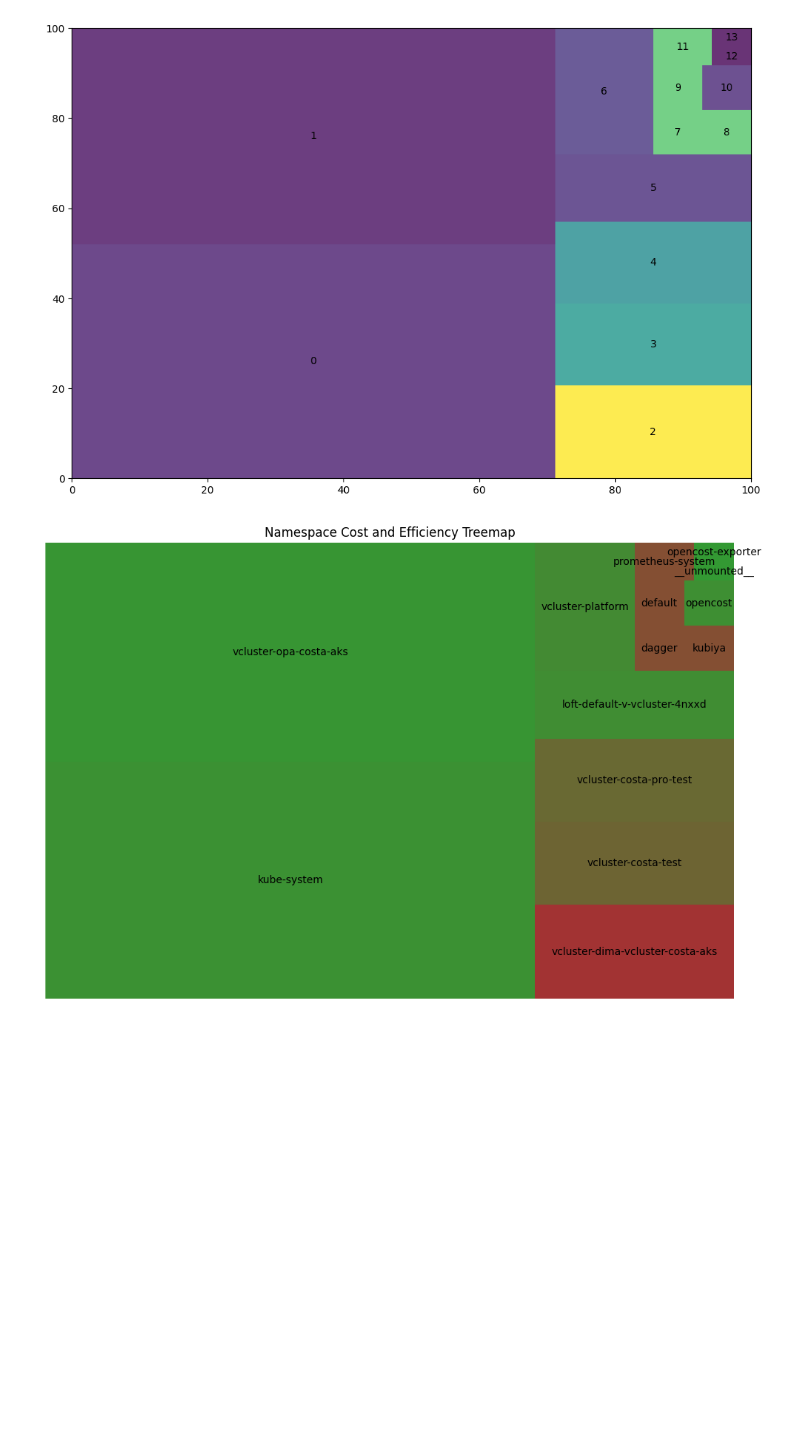
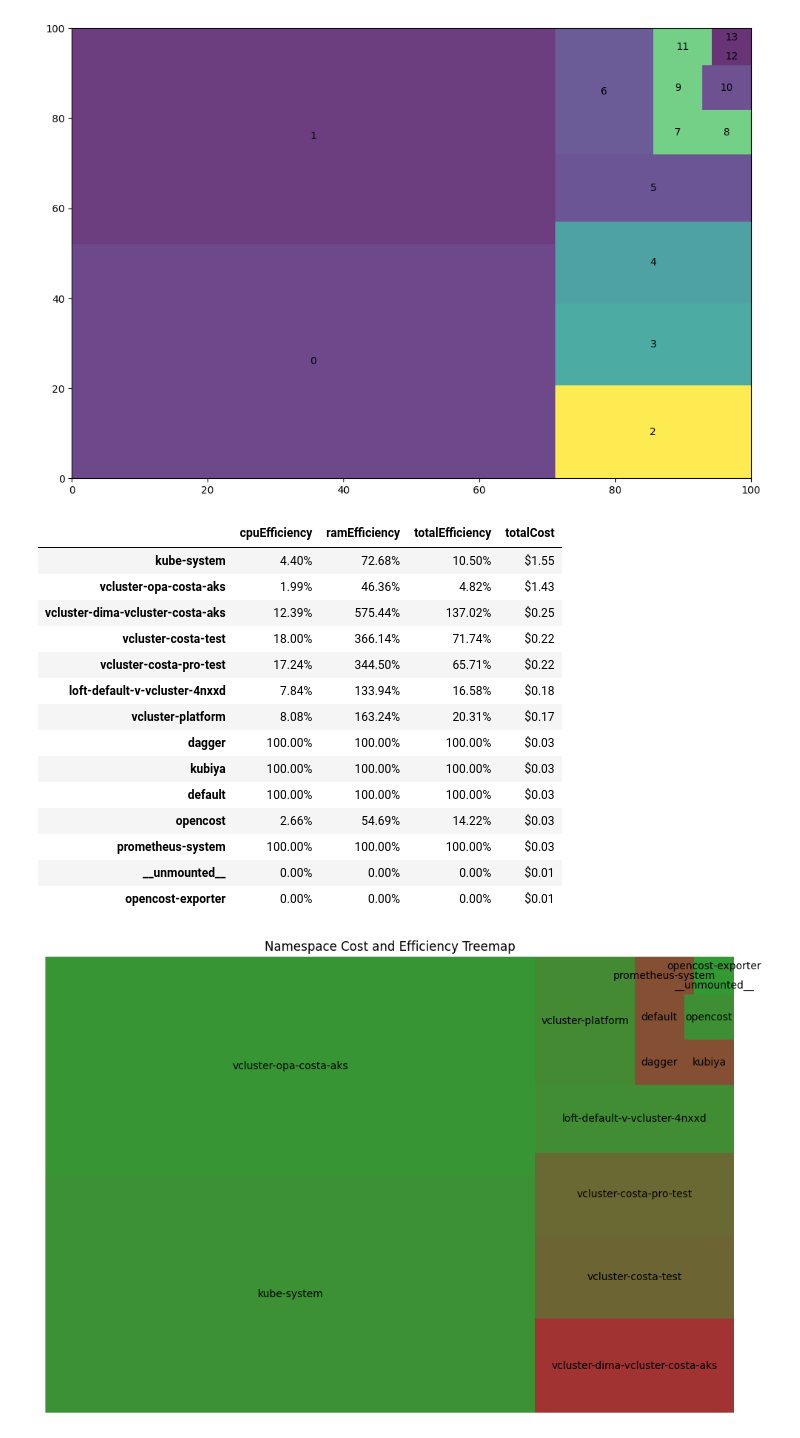
Before and after one commit to michaelkubi/costs-optimizations, a Jupyter notebook: graph.ipynb, the cells around one changed output. Drawn from its saved outputs; the diff is of its cells as text; code cells hidden in the pictures; blank space fills up the shorter version.

```diff
--- a/graph.ipynb
+++ b/graph.ipynb
@@ -108,4 +108,47 @@ plt.show()
 # %% [output]
 ValueError: Unable to determine Axes to steal space for Colorbar. Either provide the *cax* argument to use as the Axes for the Colorbar, provide the *ax* argument to steal space from it, or add *mappa ...
 [figure]
+# %%
+import pandas as pd
+import squarify
+import matplotlib.pyplot as plt
+import matplotlib.colors as mcolors
+
+# JSON data
+json_data = {
+    'kube-system': {'cpuEfficiency': '4.40%', 'ramEfficiency': '72.68%', 'totalEfficiency': '10.50%', 'totalCost': '$1.55'},
+    'vcluster-opa-costa-aks': {'cpuEfficiency': '1.99%', 'ramEfficiency': '46.36%', 'totalEfficiency': '4.82%', 'totalCost': '$1.43'},
+    'vcluster-dima-vcluster-costa-aks': {'cpuEfficiency': '12.39%', 'ramEfficiency': '575.44%', 'totalEfficiency': '137.02%', 'totalCost': '$0.25'},
+    'vcluster-costa-test': {'cpuEfficiency': '18.00%', 'ramEfficiency': '366.14%', 'totalEfficiency': '71.74%', 'totalCost': '$0.22'},
+    'vcluster-costa-pro-test': {'cpuEfficiency': '17.24%', 'ramEfficiency': '344.50%', 'totalEfficiency': '65.71%', 'totalCost': '$0.22'},
+    'loft-default-v-vcluster-4nxxd': {'cpuEfficiency': '7.84%', 'ramEfficiency': '133.94%', 'totalEfficiency': '16.58%', 'totalCost': '$0.18'},
+    'vcluster-platform': {'cpuEfficiency': '8.08%', 'ramEfficiency': '163.24%', 'totalEfficiency': '20.31%', 'totalCost': '$0.17'},
+    'dagger': {'cpuEfficiency': '100.00%', 'ramEfficiency': '100.00%', 'totalEfficiency': '100.00%', 'totalCost': '$0.03'},
+    'kubiya': {'cpuEfficiency': '100.00%', 'ramEfficiency': '100.00%', 'totalEfficiency': '100.00%', 'totalCost': '$0.03'},
+    'default': {'cpuEfficiency': '100.00%', 'ramEfficiency': '100.00%', 'totalEfficiency': '100.00%', 'totalCost': '$0.03'},
+    'opencost': {'cpuEfficiency': '2.66%', 'ramEfficiency': '54.69%', 'totalEfficiency': '14.22%', 'totalCost': '$0.03'},
+    'prometheus-system': {'cpuEfficiency': '100.00%', 'ramEfficiency': '100.00%', 'totalEfficiency': '100.00%', 'totalCost': '$0.03'},
+    '__unmounted__': {'cpuEfficiency': '0.00%', 'ramEfficiency': '0.00%', 'totalEfficiency': '0.00%', 'totalCost': '$0.01'},
+    'opencost-exporter': {'cpuEfficiency': '0.00%', 'ramEfficiency': '0.00%', 'totalEfficiency': '0.00%', 'totalCost': '$0.01'}
+}
+
+# Convert JSON to DataFrame
+df = pd.DataFrame.from_dict(json_data, orient='index')
+df
+# %% [output]
+|  | cpuEfficiency | ramEfficiency | totalEfficiency | totalCost |
+| kube-system | 4.40% | 72.68% | 10.50% | $1.55 |
+| vcluster-opa-costa-aks | 1.99% | 46.36% | 4.82% | $1.43 |
+| vcluster-dima-vcluster-costa-aks | 12.39% | 575.44% | 137.02% | $0.25 |
+| vcluster-costa-test | 18.00% | 366.14% | 71.74% | $0.22 |
+| vcluster-costa-pro-test | 17.24% | 344.50% | 65.71% | $0.22 |
+| loft-default-v-vcluster-4nxxd | 7.84% | 133.94% | 16.58% | $0.18 |
+| vcluster-platform | 8.08% | 163.24% | 20.31% | $0.17 |
+| dagger | 100.00% | 100.00% | 100.00% | $0.03 |
+| kubiya | 100.00% | 100.00% | 100.00% | $0.03 |
+| default | 100.00% | 100.00% | 100.00% | $0.03 |
+| opencost | 2.66% | 54.69% | 14.22% | $0.03 |
+| prometheus-system | 100.00% | 100.00% | 100.00% | $0.03 |
+| __unmounted__ | 0.00% | 0.00% | 0.00% | $0.01 |
+| opencost-exporter | 0.00% | 0.00% | 0.00% | $0.01 |
 # %%
```
Also changed, not shown: parts of 12 cells of this notebook, 2 other files.
